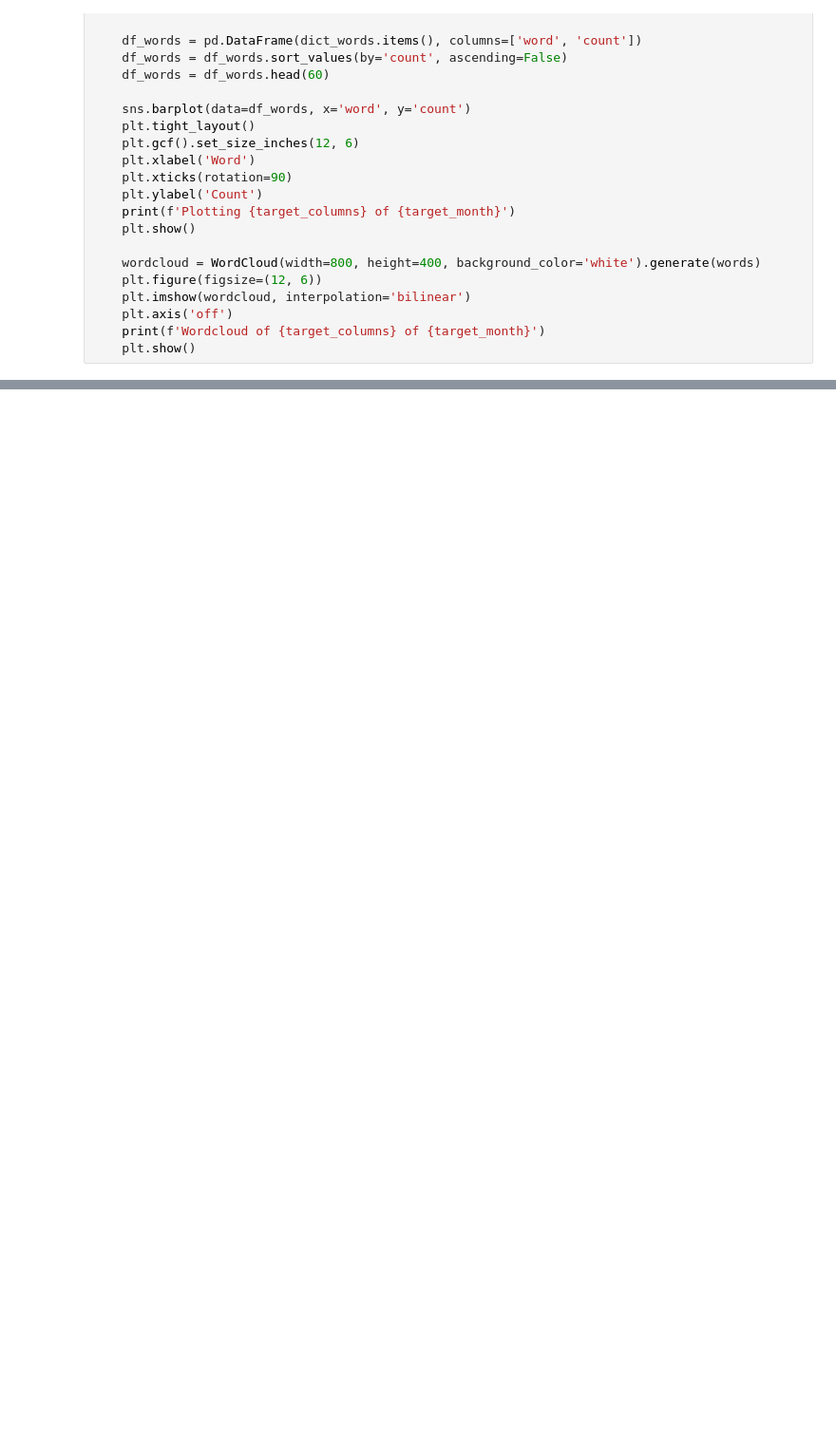
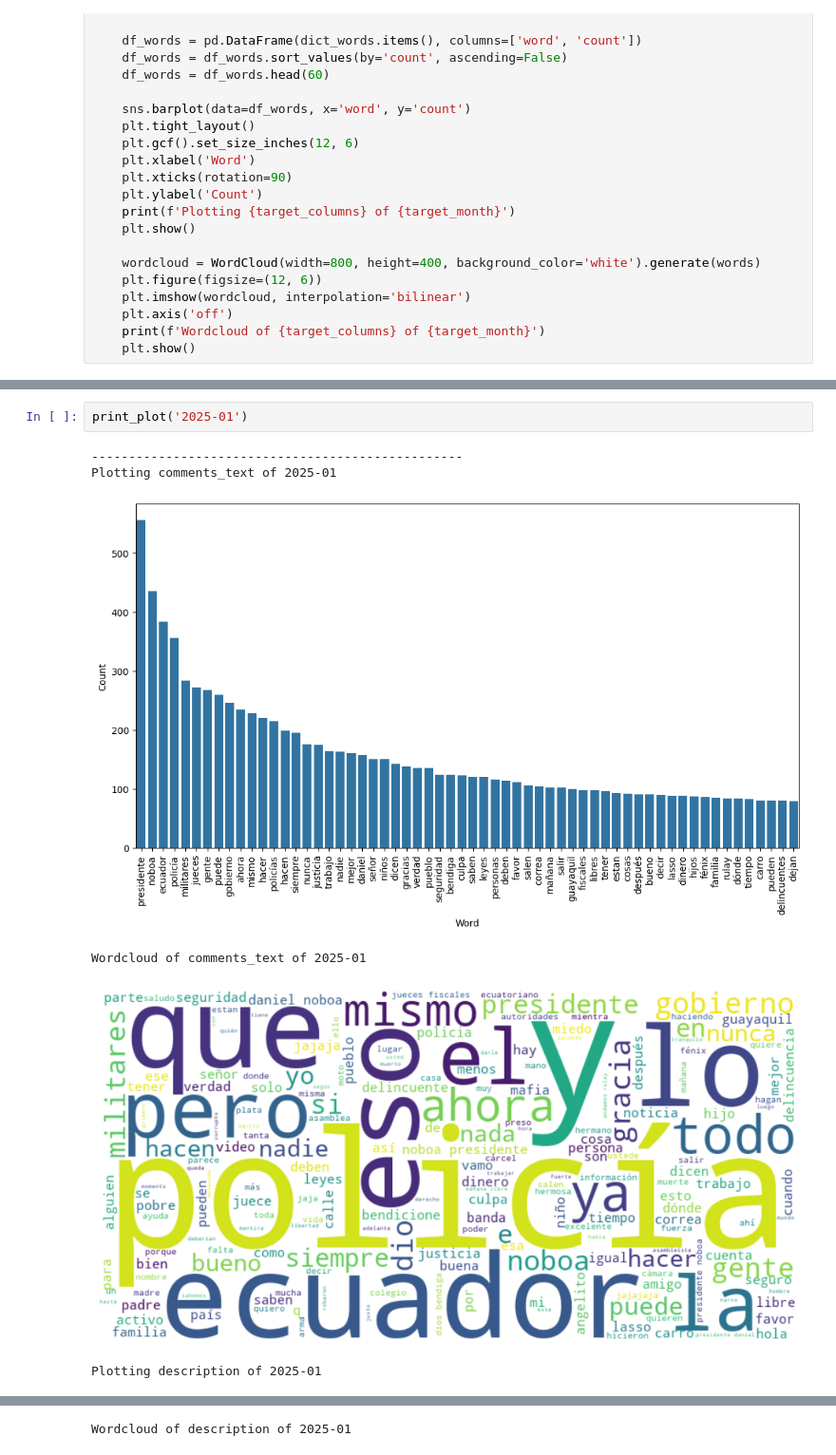
Before and after one commit to enmanuelmag/ID-v3-Scrapper, a Jupyter notebook: Data.ipynb, the cells around one changed output, grey strips where cells are left out. Shown at 95% size. Drawn from its saved outputs; the diff is of its cells as text; blank space fills up the shorter version.

```diff
--- a/Data.ipynb
+++ b/Data.ipynb
@@ -127,0 +136,9 @@ Wordcloud of description of 2024-12
+# %%
+print_plot('2025-01')
+# %% [output]
+--------------------------------------------------
+Plotting comments_text of 2025-01
+[figure, added]
+Wordcloud of comments_text of 2025-01
+[figure, added]
+Plotting description of 2025-01
@@ -127,0 +146 @@ Wordcloud of description of 2024-12
+Wordcloud of description of 2025-01
```
Also changed, not shown: parts of 7 cells of this notebook.
